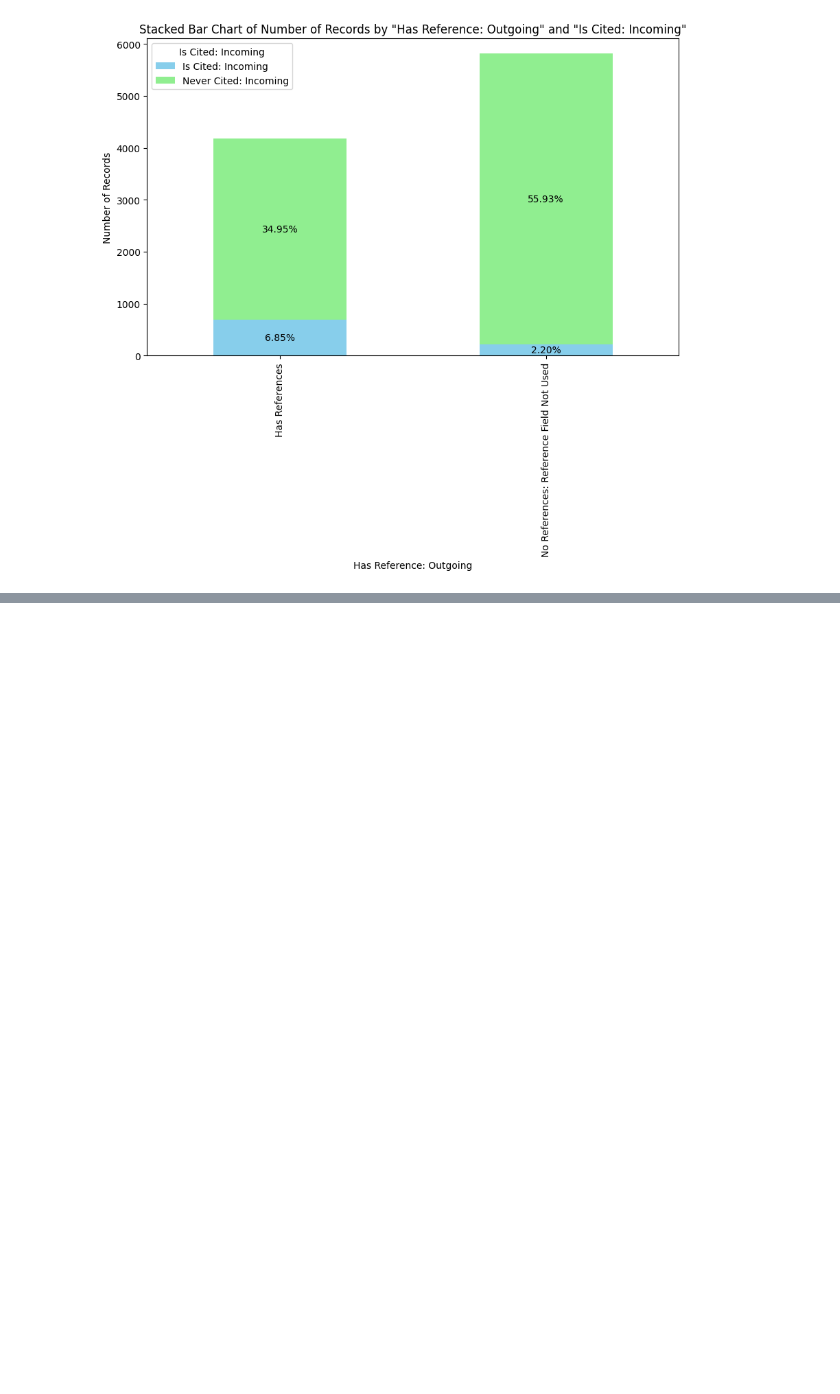
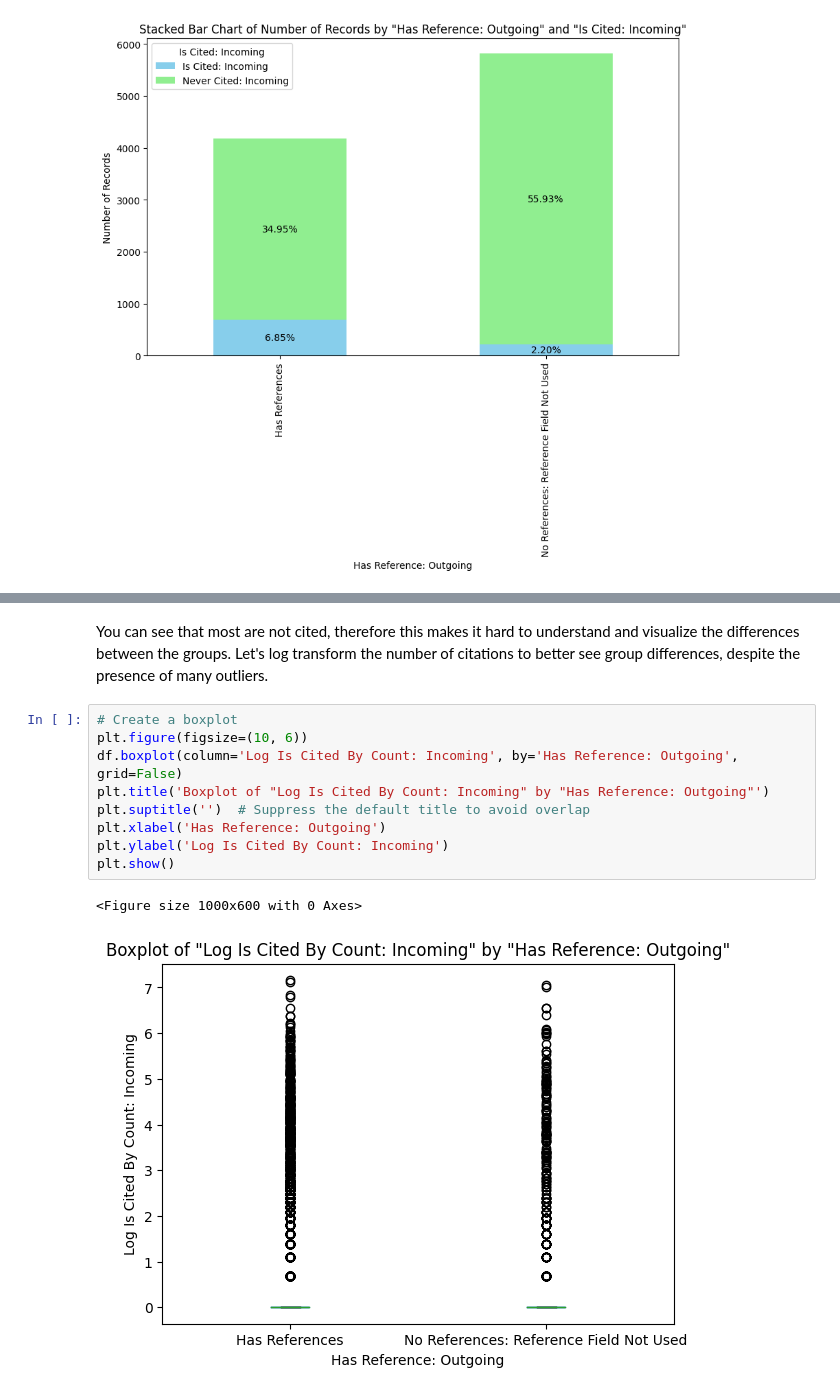
Before and after one commit to jocelynpender/crossref-analysis, a Jupyter notebook: analysis_story.ipynb, the cells around one changed output, grey strips where cells are left out. Drawn from its saved outputs; the diff is of its cells as text; blank space fills up the shorter version.

```diff
--- a/analysis_story.ipynb
+++ b/analysis_story.ipynb
@@ -92,0 +140,14 @@ plt.show()
+# %% [markdown]
+You can see that most are not cited, therefore this makes it hard to understand and visualize the differences between the groups. Let's log transform the number of citations to better see group differences, despite the presence of many outliers.
+# %%
+# Create a boxplot
+plt.figure(figsize=(10, 6))
+df.boxplot(column='Log Is Cited By Count: Incoming', by='Has Reference: Outgoing', grid=False)
+plt.title('Boxplot of "Log Is Cited By Count: Incoming" by "Has Reference: Outgoing"')
+plt.suptitle('')  # Suppress the default title to avoid overlap
+plt.xlabel('Has Reference: Outgoing')
+plt.ylabel('Log Is Cited By Count: Incoming')
+plt.show()
+# %% [output]
+<Figure size 1000x600 with 0 Axes>
+[figure, added]
```
Also changed, not shown: parts of 9 cells of this notebook.
